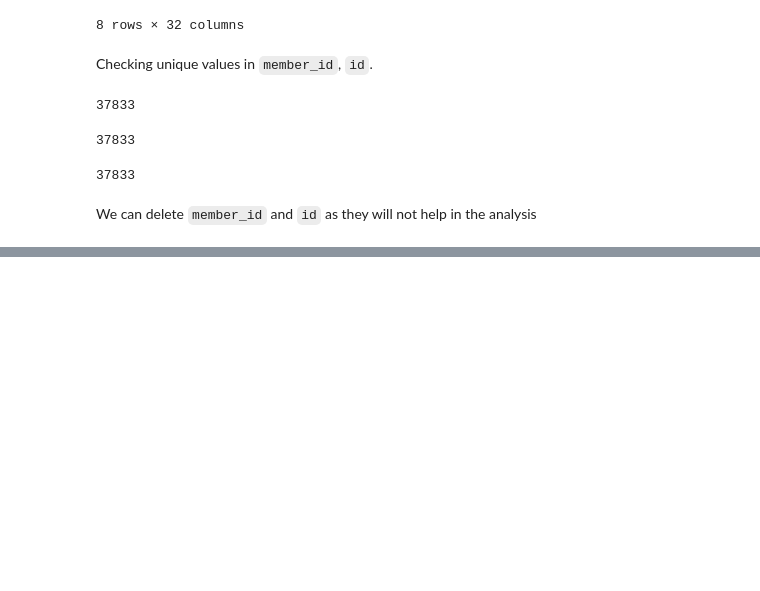
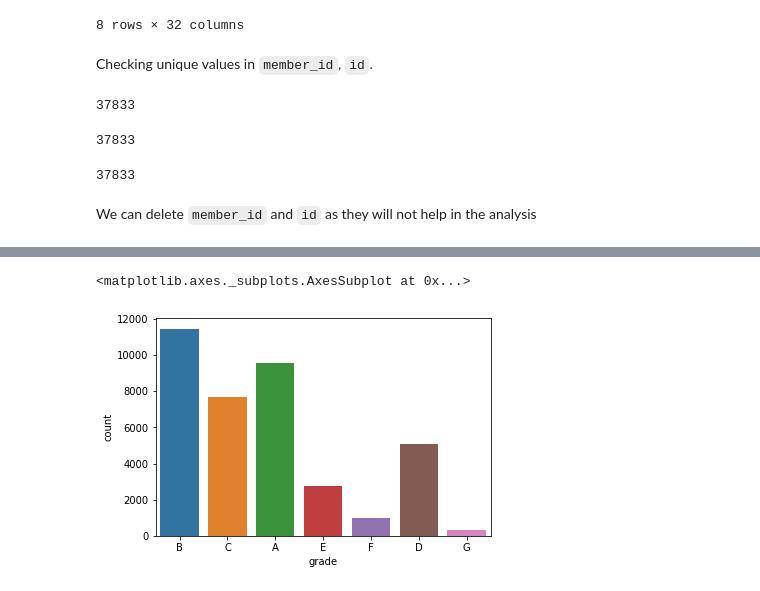
Before and after one commit to ashwanikumar04/loan-defaulter-case-study, a Jupyter notebook: ashwani_kumar.ipynb, the cells around one changed output, grey strips where cells are left out. Drawn from its saved outputs; the diff is of its cells as text; code cells hidden in the pictures; blank space fills up the shorter version.

```diff
--- a/ashwani_kumar.ipynb
+++ b/ashwani_kumar.ipynb
@@ -218,0 +259,5 @@ loans = loans.drop(['member_id'], axis=1)
+# %%
+sns.countplot(x='grade',data=loans)
+# %% [output]
+<matplotlib.axes._subplots.AxesSubplot at 0x...>
+[figure, added]
```
Also changed, not shown: parts of 15 cells of this notebook.
